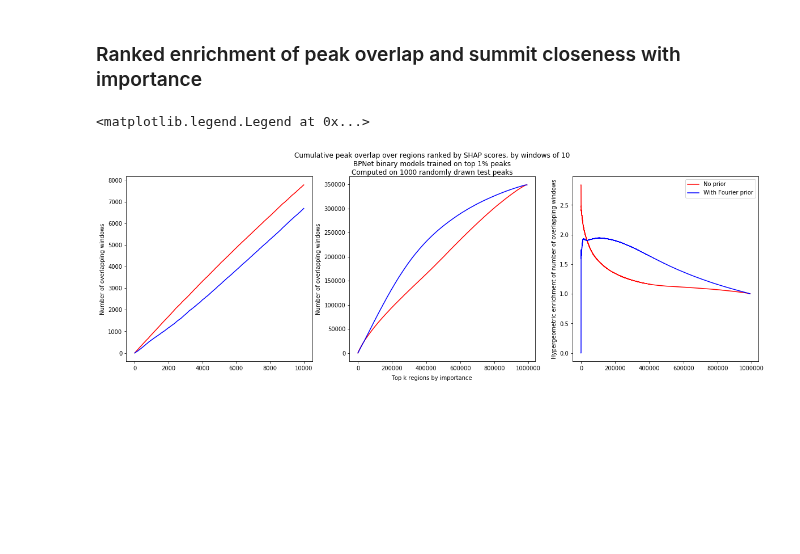
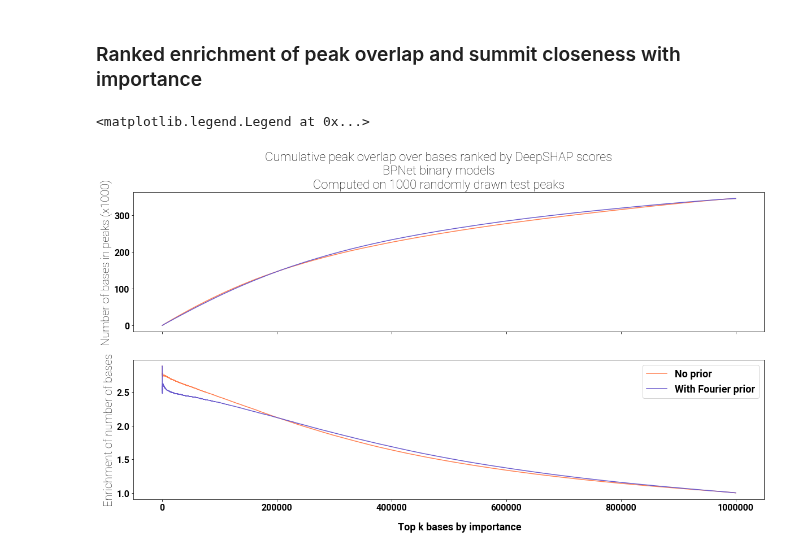
Before and after one commit to amtseng/fourier_attribution_priors, a Jupyter notebook: notebooks/importance_distance_to_summits.ipynb, the cells around one changed output. Cells and saved outputs as stored; diff of their text form; code cells hidden in the pictures; blank space fills up the shorter version.

```diff
--- a/notebooks/importance_distance_to_summits.ipynb
+++ b/notebooks/importance_distance_to_summits.ipynb
@@ -88,9 +107,9 @@ if model_type == "profile":
     model_class = profile_models.ProfilePredictorWithSharedControls
 else:
     model_class = binary_models.BinaryPredictor
-noprior_model_path = os.path.join(model_base_path, "BPNet_keep1/30/model_ckpt_epoch_2.pt")
-prior_model_path = os.path.join(model_base_path, "BPNet_prior_keep1/22/model_ckpt_epoch_7.pt")
-peak_retention = "top 1%"
+noprior_model_path = os.path.join(model_base_path, "BPNet/22/model_ckpt_epoch_1.pt")
+prior_model_path = os.path.join(model_base_path, "BPNet_prior/27/model_ckpt_epoch_11.pt")
+peak_retention = "all"
 # %% [markdown]
 ### Import models
 # %%
@@ -224,7 +243,7 @@ def compute_shap_scores(model, sample, batch_size=128):
     return all_shap_scores, all_one_hot_seqs
 # %%
 # Compute the importance scores and 1-hot seqs
-imp_type = ("SHAP scores", "input gradients")[0]
-imp_func = compute_shap_scores if imp_type == "SHAP scores" else compute_gradients
+imp_type = ("DeepSHAP scores", "input gradients")[0]
+imp_func = compute_shap_scores if imp_type == "DeepSHAP scores" else compute_gradients
 noprior_scores, _ = imp_func(noprior_model, sample)
 prior_scores, one_hot_seqs = imp_func(prior_model, sample)
@@ -444,23 +481,20 @@ prior_peak_mask, prior_windows = compute_windowed_peak_overlap_mask(prior_scores
 noprior_peak_cdf = normed_rank_enrichment(noprior_peak_mask)
 prior_peak_cdf = normed_rank_enrichment(prior_peak_mask)
 # %%
-top_limit = 10000
-fig, ax = plt.subplots(1, 3, figsize=(20, 6))
-title = "Cumulative peak overlap over regions ranked by %s, by windows of %d" % (imp_type, window_size)
-title += "\n%s %s models trained on %s peaks" % (condition_name, model_type, peak_retention)
-title += "\nComputed on %d randomly drawn test peaks" % len(sample)
+fig, ax = plt.subplots(2, 1, figsize=(20, 10), sharex=True)
+title = "Cumulative peak overlap over bases ranked by %s" % imp_type
+title += "\n%s %s models" % (condition_name, model_type)
+title += "\nComputed on %d randomly drawn test peaks" % num_samples
 fig.suptitle(title)
-ax[0].plot(np.cumsum(noprior_peak_mask[:top_limit]), label="No prior", color="red")
-ax[0].plot(np.cumsum(prior_peak_mask[:top_limit]), label="With Fourier prior", color="blue")
-ax[0].set_ylabel("Number of overlapping windows")
-ax[1].plot(np.cumsum(noprior_peak_mask), label="No prior", color="red")
-ax[1].plot(np.cumsum(prior_peak_mask), label="With Fourier prior", color="blue")
-ax[1].set_ylabel("Number of overlapping windows")
-ax[2].plot(noprior_peak_cdf, label="No prior", color="red")
-ax[2].plot(prior_peak_cdf, label="With Fourier prior", color="blue")
-ax[2].set_ylabel("Hypergeometric enrichment of number of overlapping windows")
-fig.text(0.45, 0.05, "Top k regions by importance")
+ax[0].plot(np.cumsum(noprior_peak_mask), label="No prior", color="coral")
+ax[0].plot(np.cumsum(prior_peak_mask), label="With Fourier prior", color="slateblue")
+ax[0].set_ylabel("Number of bases in peaks (x1000)")
+ax[0].set_yticklabels((ax[0].get_yticks() / 1000).astype(int))
+ax[1].plot(noprior_peak_cdf, label="No prior", color="coral")
+ax[1].plot(prior_peak_cdf, label="With Fourier prior", color="slateblue")
+ax[1].set_ylabel("Enrichment of number of bases")
+fig.text(0.45, 0.05, "Top k bases by importance", fontsize=18)
 plt.legend()
 # %% [output]
 <matplotlib.legend.Legend at 0x...>
-[figure, old version]
+[figure, new version]
```
Also changed, not shown: parts of 11 cells of this notebook.
